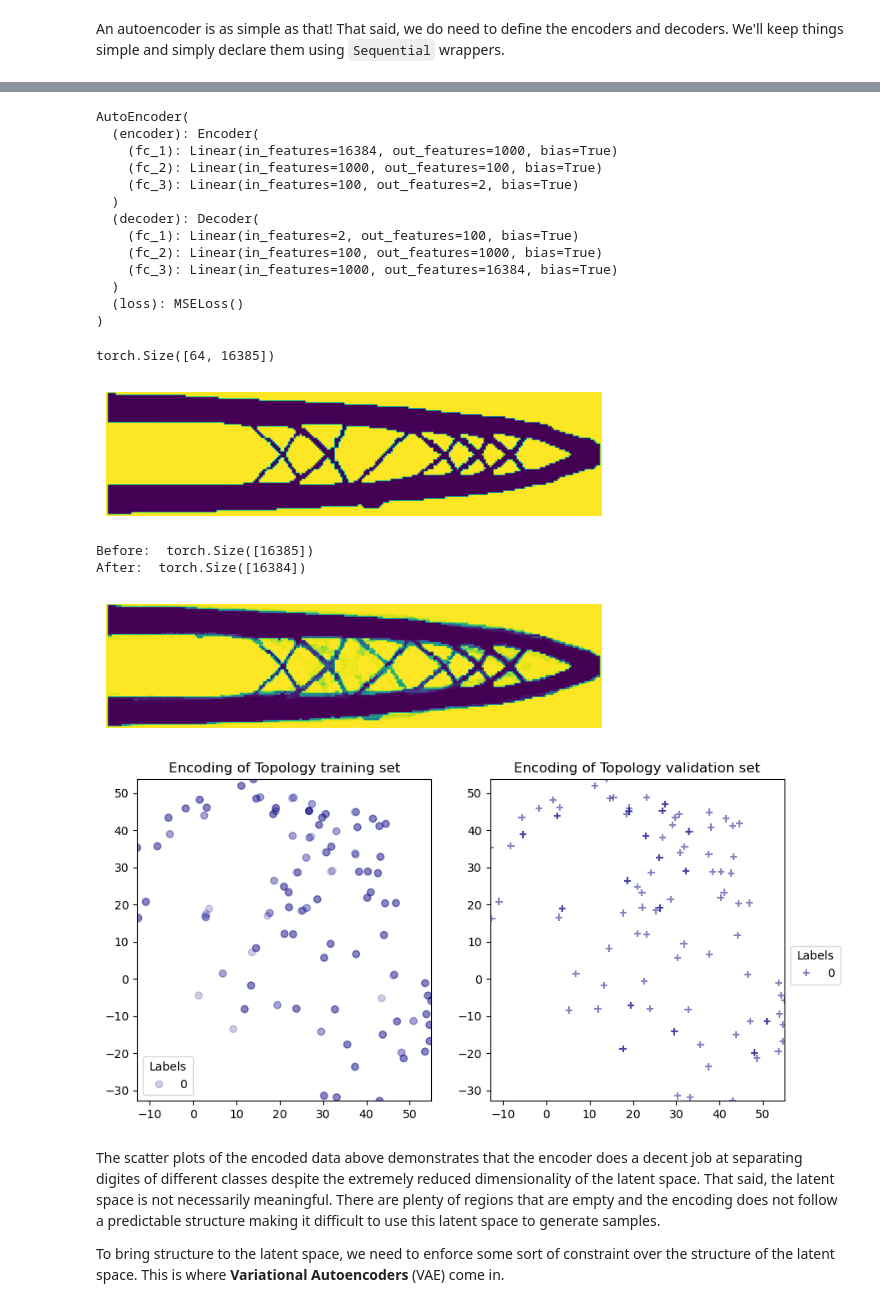
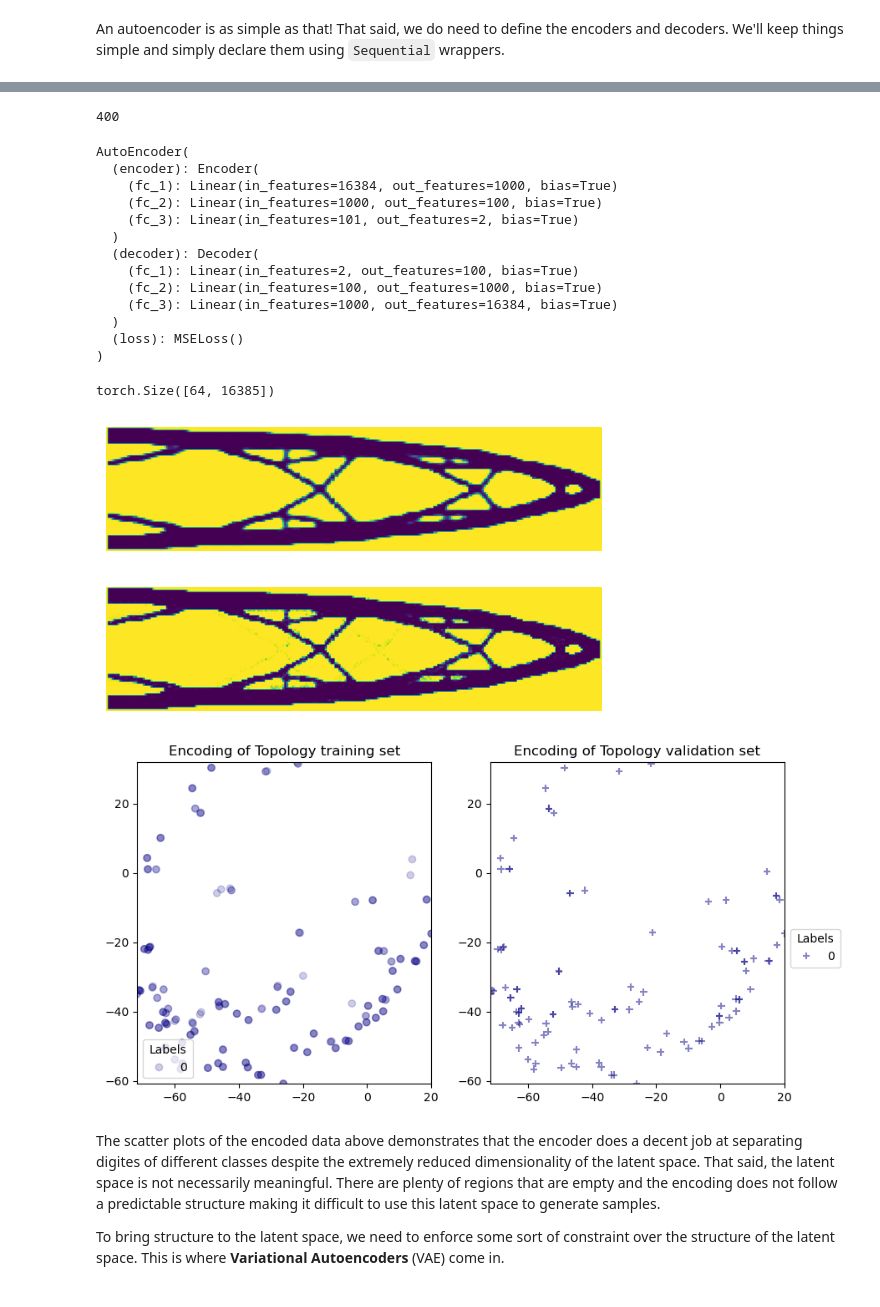
Before and after one commit to pitipatw/Fall23Project, a Jupyter notebook: src/pitipat/trywithbukcling copy.ipynb, the cells around one changed output, grey strips where cells are left out. Cells and saved outputs as stored; diff of their text form; code cells hidden in the pictures.

```diff
--- a/src/pitipat/trywithbukcling copy.ipynb
+++ b/src/pitipat/trywithbukcling copy.ipynb
@@ -165,12 +165,13 @@ class Encoder(torch.nn.Module):
         self.fc_1 = torch.nn.Linear(in_features= input_size_flatten, out_features=1000)
         self.fc_2 = torch.nn.Linear(in_features= 1000, out_features=100)
         #add blf to it, so the size become 100 + 1
-        self.fc_3 = torch.nn.Linear(in_features= 100 , out_features=latent_dimensionality)
+        self.fc_3 = torch.nn.Linear(in_features= 101 , out_features=latent_dimensionality)
 
     def forward(self, x):
         # print("Before: ", x.size())
-
-        blf = x[...,-1]
+        blf = torch.unsqueeze(x[...,-1],1)
+        # print("BLF size: ", blf.size())
+        # print(blf[...,0])
         x = x[...,:-1]
         # print("After: ", x.size())
         #Have to check dimensions
@@ -188,7 +189,7 @@ class Encoder(torch.nn.Module):
         x = F.relu(x)
         # print(x)
         # print(blf)
-        # x = torch.cat([x,blf], dim=0)
+        x = torch.cat([x,blf], dim=-1)
         x = self.fc_3(x)
         return x
 
@@ -391,3 +397,7 @@ plt.show
+# %%
+print(len(validation_losses))
+# %% [output]
+400
 # %%
 ae_model.eval() #put this to inference mode. (good practice to do so)
 # %% [output]
@@ -395,7 +405,7 @@ AutoEncoder(
   (encoder): Encoder(
     (fc_1): Linear(in_features=16384, out_features=1000, bias=True)
     (fc_2): Linear(in_features=1000, out_features=100, bias=True)
-    (fc_3): Linear(in_features=100, out_features=2, bias=True)
+    (fc_3): Linear(in_features=101, out_features=2, bias=True)
   )
   (decoder): Decoder(
     (fc_1): Linear(in_features=2, out_features=100, bias=True)
@@ -407,19 +417,22 @@ AutoEncoder(
 # %%
 img_sample = next(iter(training_dataloader)).to(device)
 print(img_sample.shape)
 i = 10
 plt.imshow(img_sample[i,:-1].reshape(64,256).cpu())
 plt.axis("off")
 plt.show()
-plt.imshow(ae_model(img_sample[i]).detach().reshape(64,256).cpu())
+
+
+
+
+
+plt.imshow(ae_model(img_sample).detach()[i].reshape(64,256).cpu())
 plt.axis("off")
 plt.show()
 # %% [output]
 torch.Size([64, 16385])
-[figure, old version]
+[figure, new version]
-Before:  torch.Size([16385])
-After:  torch.Size([16384])
-[figure, old version]
+[figure, new version]
 # %%
 def get_all_encodings(model, dataloader):
     all_encoded = []
@@ -492,7 +505,7 @@ def plot_mnist_encoding(model):
 # %%
 plot_mnist_encoding(ae_model)
 # %% [output]
-[figure, old version]
+[figure, new version]
 # %% [markdown]
 The scatter plots of the encoded data above demonstrates that the encoder does a decent job at separating digites of different classes despite the extremely reduced dimensionality of the latent space. That said, the latent space is not necessarily meaningful. There are plenty of regions that are empty and the encoding does not follow a predictable structure making it difficult to use this latent space to generate samples.
 
```
Also changed, not shown: parts of 6 cells of this notebook, 1 other file.
